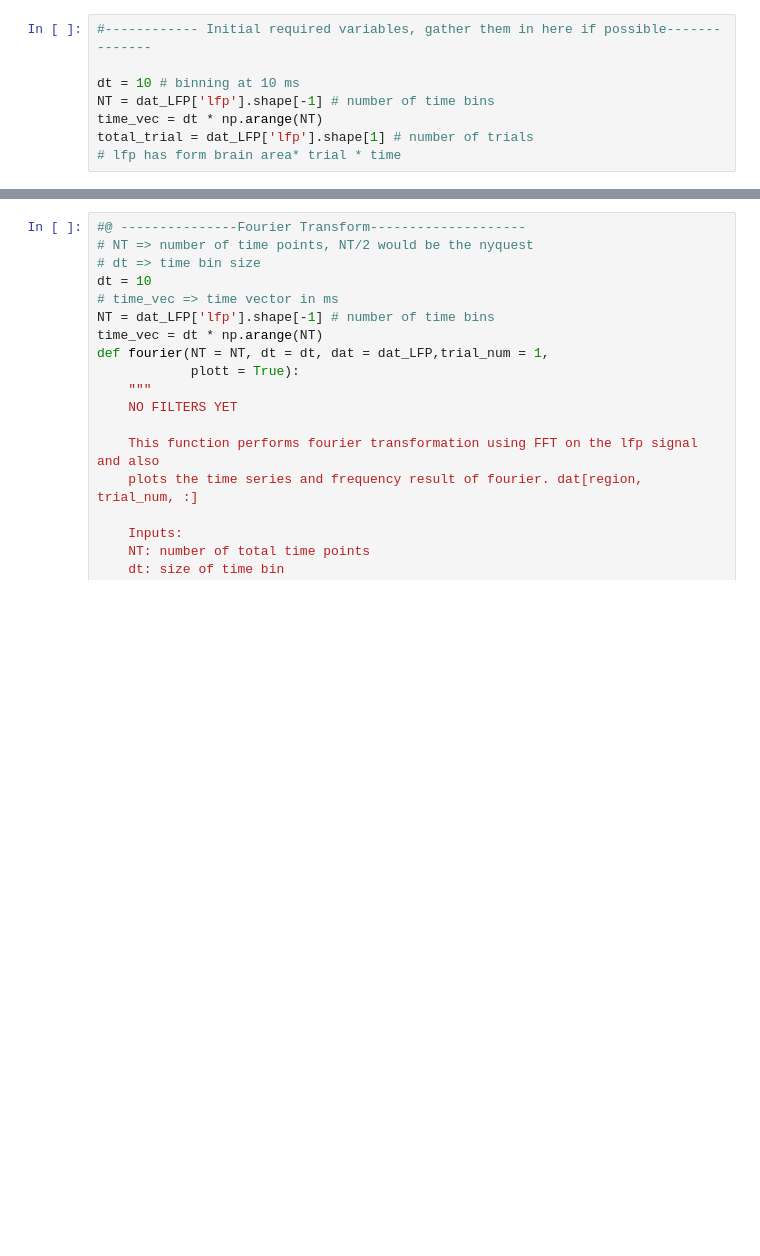
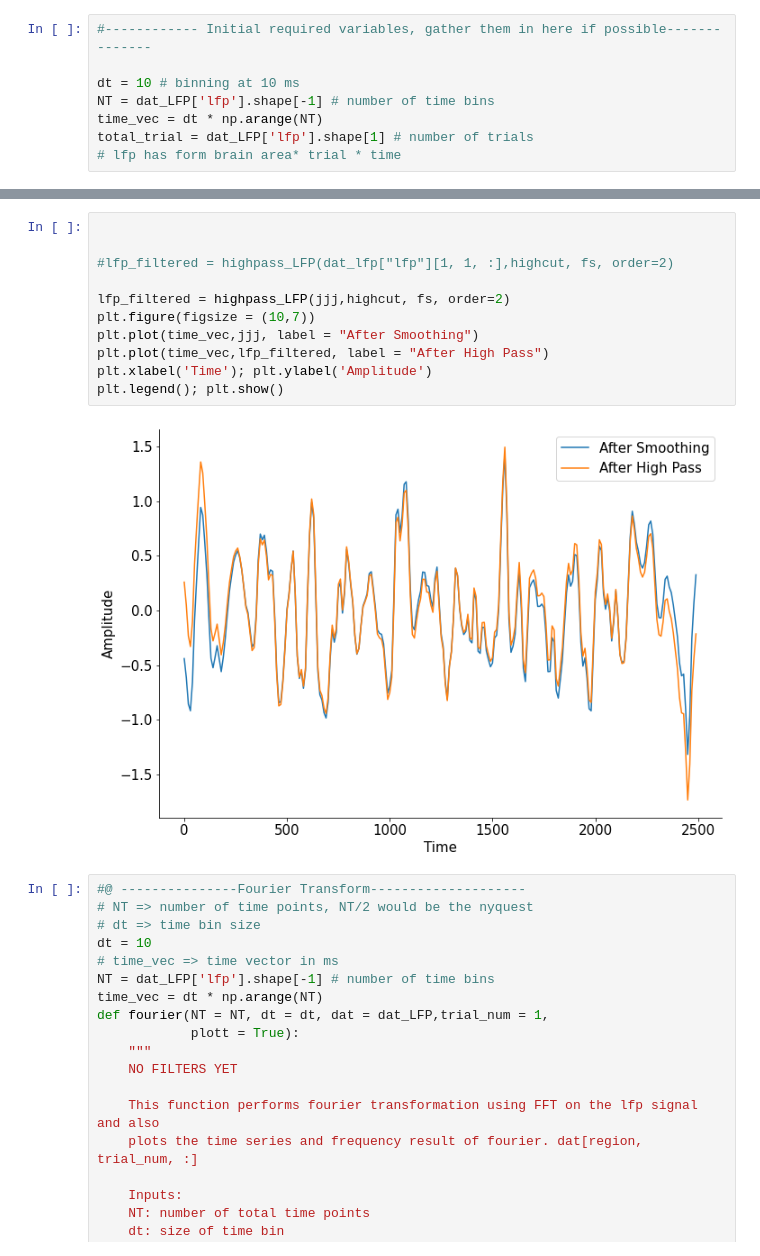
Before and after one commit to Neurocoders/AttentionProject, a Jupyter notebook: load_steinmetz_data.ipynb, the cells around one changed output, grey strips where cells are left out. Cells and saved outputs as stored; diff of their text form; blank space fills up the shorter version.

```diff
--- a/load_steinmetz_data.ipynb
+++ b/load_steinmetz_data.ipynb
@@ -322,3 +358,16 @@ please insert the lfp region to perform the smoothing:LH
+# %%
+
+
+#lfp_filtered = highpass_LFP(dat_lfp["lfp"][1, 1, :],highcut, fs, order=2)
+
+lfp_filtered = highpass_LFP(jjj,highcut, fs, order=2)
+plt.figure(figsize = (10,7))
+plt.plot(time_vec,jjj, label = "After Smoothing")
+plt.plot(time_vec,lfp_filtered, label = "After High Pass")
+plt.xlabel('Time'); plt.ylabel('Amplitude')
+plt.legend(); plt.show()
+# %% [output]
+[figure, added]
 # %%
 #@ ---------------Fourier Transform--------------------
 # NT => number of time points, NT/2 would be the nyquest
```
Also changed, not shown: parts of 3 cells of this notebook.
